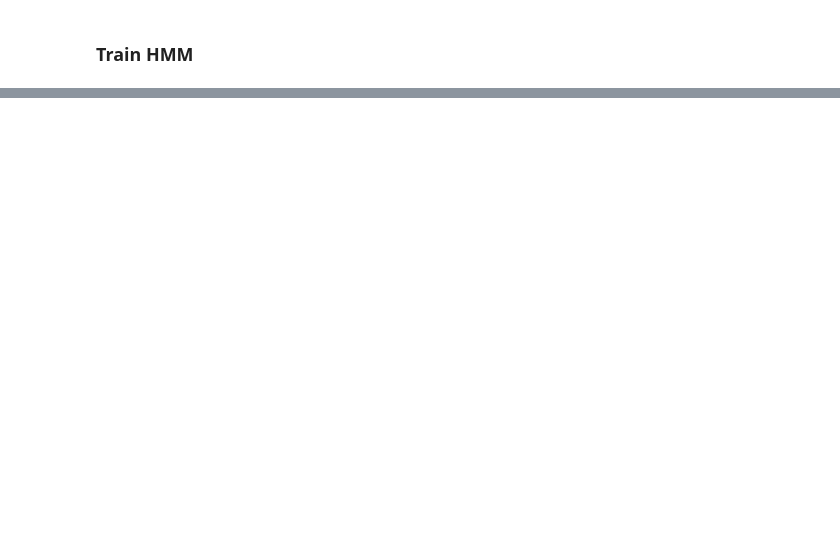
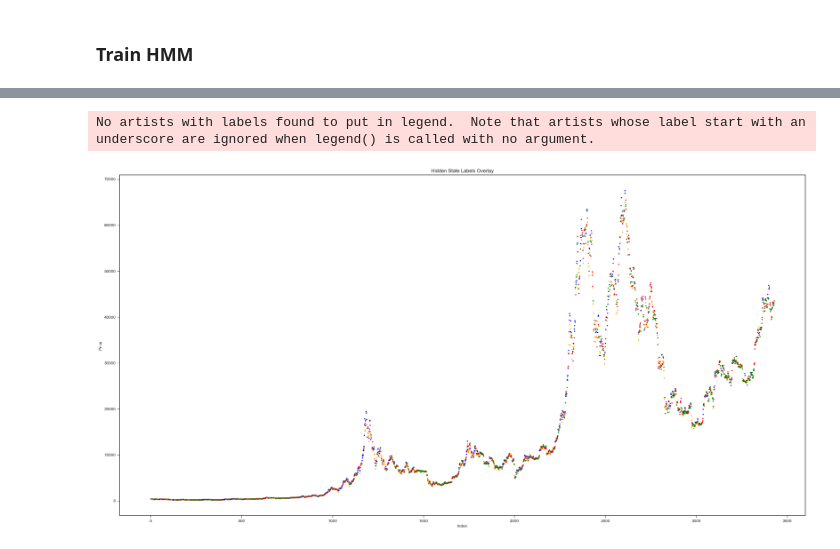
Before and after one commit to KreatorXoX/MLTrade, a Jupyter notebook: 3_HMM_XGBoost_Combined/1-HMM-Identify-Regime.ipynb, the cells around one changed output, grey strips where cells are left out. Cells and saved outputs as stored; diff of their text form; code cells hidden in the pictures; blank space fills up the shorter version.

Commit message:
Data Processing is finalized, hmm regime prediction is looking good now we go for the xgboost implementation and hyperparameter tuning

```diff
--- a/3_HMM_XGBoost_Combined/1-HMM-Identify-Regime.ipynb
+++ b/3_HMM_XGBoost_Combined/1-HMM-Identify-Regime.ipynb
@@ -80,0 +19,3 @@ X_test from 2018-12-31 00:00:00 to 2022-05-31 00:00:00
+# %%
+# Select the features
+features = df[['Volume','range','DXY','lrets','lrets_T1','lrets_T2','lrets_T3','lrets_T4','lrets_T5','lrets_T6','lrets_T7']].values
@@ -187,0 +67,7 @@ df_main.to_csv('data/HMM-SPY.csv')
+# %%
+hidden_states = 4
+# %%
+# Train the final model with the best parameters
+model = GaussianHMM(n_components=hidden_states,covariance_type='diag',n_iter=1000)
+model.fit(features)
+print(model.score(features))
@@ -187,0 +76,4 @@ df_main.to_csv('data/HMM-SPY.csv')
+# %%
+# Check results
+hidden_states_predicted = model.predict(features)
+hidden_states_predicted
@@ -187,0 +139,25 @@ df_main.to_csv('data/HMM-SPY.csv')
+# %%
+
+plt.figure(figsize=(30, 15))
+# plt.plot(prices, label='Prices', color='black',alpha=0.5)
+
+# Overlay the labels for each hidden state
+for i, state in enumerate(hidden_states_predicted):
+    if state == 0:
+        plt.scatter(i, labels_0[i], color='red', marker='o',s=4)
+    elif state == 1:
+        plt.scatter(i, labels_1[i], color='blue', marker='o',s=4)
+    elif state == 2:
+        plt.scatter(i, labels_2[i], color='green', marker='o',s=4)
+    elif state == 3:
+        plt.scatter(i, labels_3[i], color='orange', marker='o',s=4)
+
+
+plt.xlabel('Index')
+plt.ylabel('Price')
+plt.title('Hidden State Labels Overlay')
+plt.legend()
+plt.show()
+# %% [output]
+No artists with labels found to put in legend.  Note that artists whose label start with an underscore are ignored when legend() is called with no argument.
+[figure, added]
```
Also changed, not shown: parts of 28 cells of this notebook, 2 other files.
